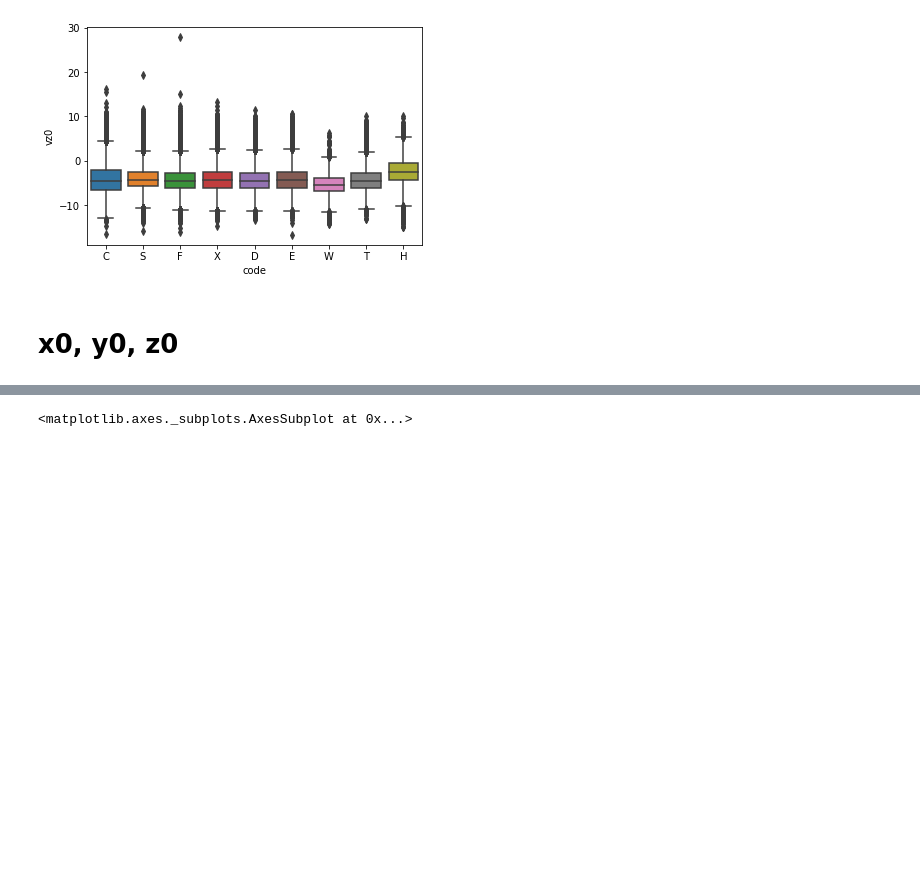
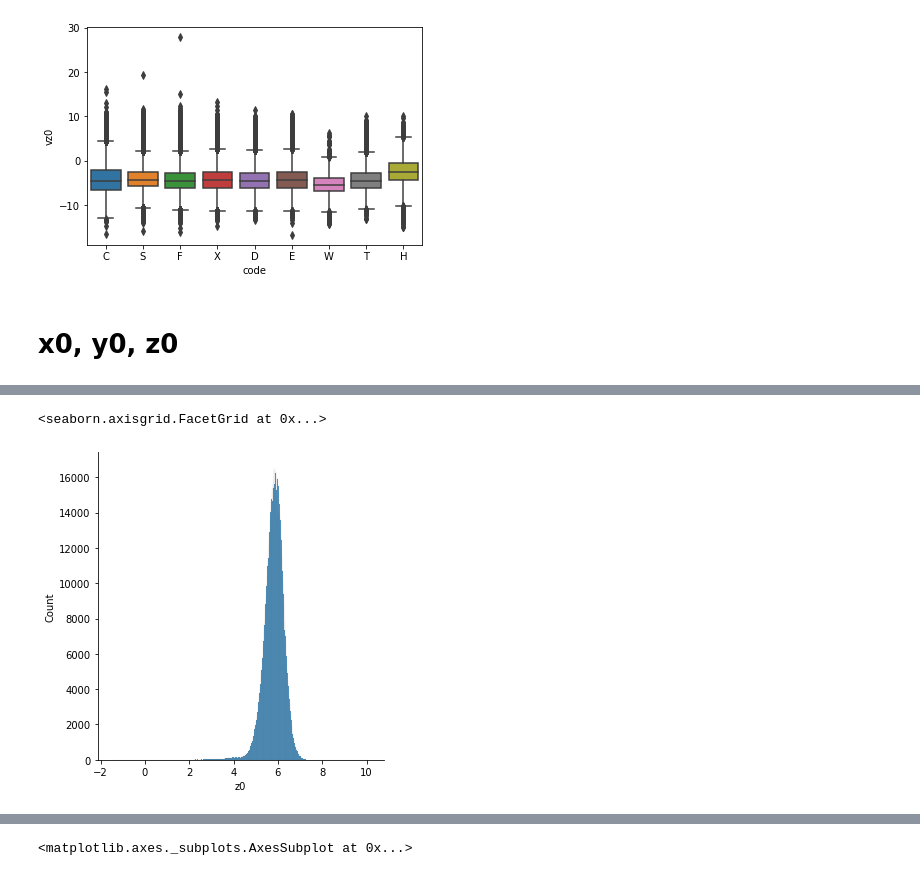
Before and after one commit to anaconda121/Whiff-Rate, a Jupyter notebook: griffin-design-project.ipynb, the cells around one changed output, grey strips where cells are left out. Saved outputs shown, nothing was run; the diff lists cells and outputs as text; code cells hidden in the pictures; blank space fills up the shorter version.

```diff
--- a/griffin-design-project.ipynb
+++ b/griffin-design-project.ipynb
@@ -79,0 +91,5 @@ sns.boxplot(x=df["code"], y = df["vz0"])
+# %%
+sns.displot(df["z0"])
+# %% [output]
+<seaborn.axisgrid.FacetGrid at 0x...>
+[figure, added]
```
Also changed, not shown: parts of 12 cells of this notebook.
